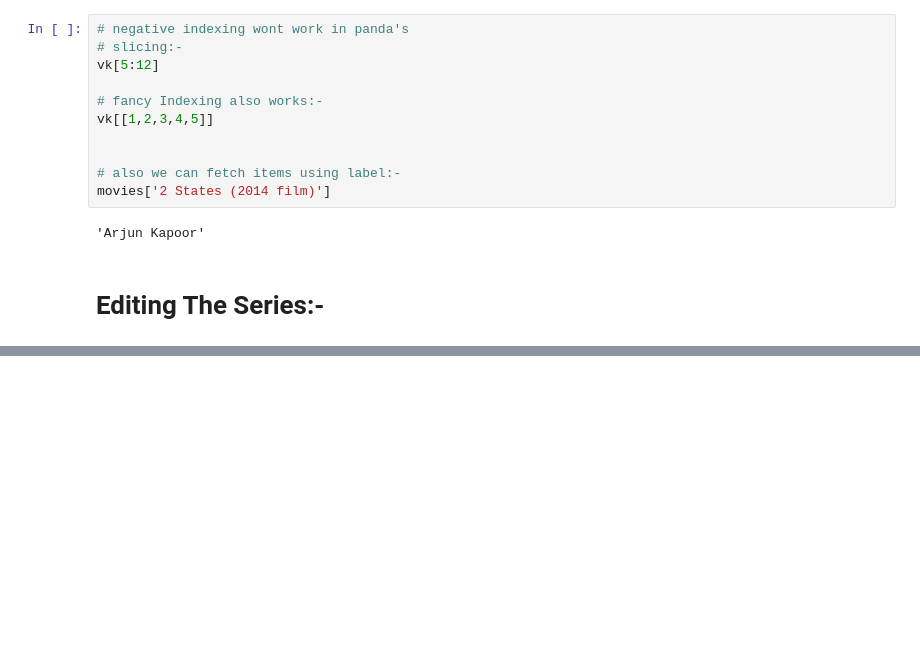
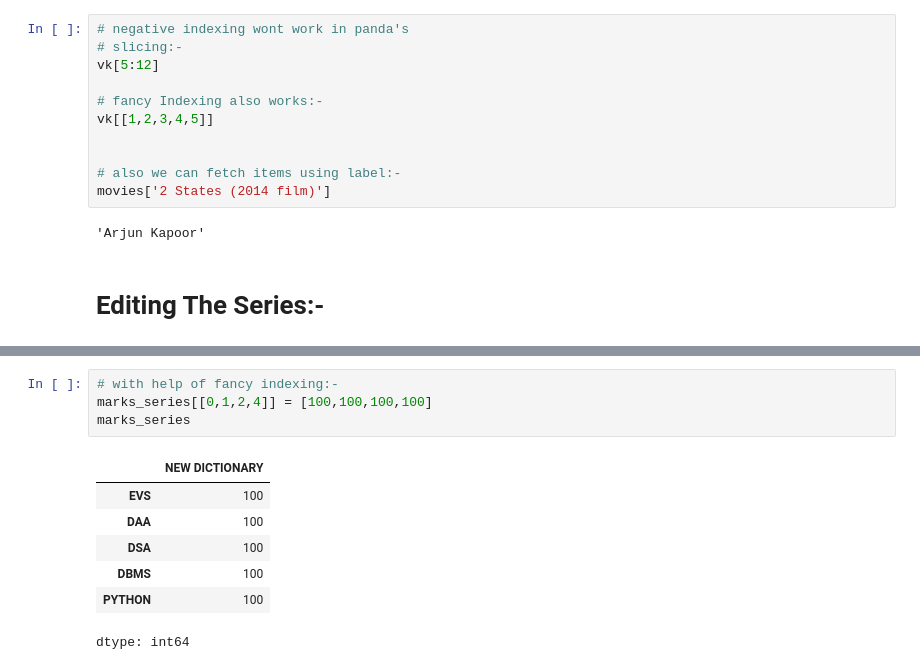
Before and after one commit to vishesh1111/PythonGoogleColab, a Jupyter notebook: Pandas.ipynb, the cells around one changed output, grey strips where cells are left out. Saved outputs shown, nothing was run; the diff lists cells and outputs as text; blank space fills up the shorter version.

```diff
--- a/Pandas.ipynb
+++ b/Pandas.ipynb
@@ -275,0 +309,12 @@ movies['2 States (2014 film)']
+# %%
+# with help of fancy indexing:-
+marks_series[[0,1,2,4]] = [100,100,100,100]
+marks_series
+# %% [output]
+|  | NEW DICTIONARY |
+| EVS | 100 |
+| DAA | 100 |
+| DSA | 100 |
+| DBMS | 100 |
+| PYTHON | 100 |
+dtype: int64
```
Also changed, not shown: parts of 19 cells of this notebook.
